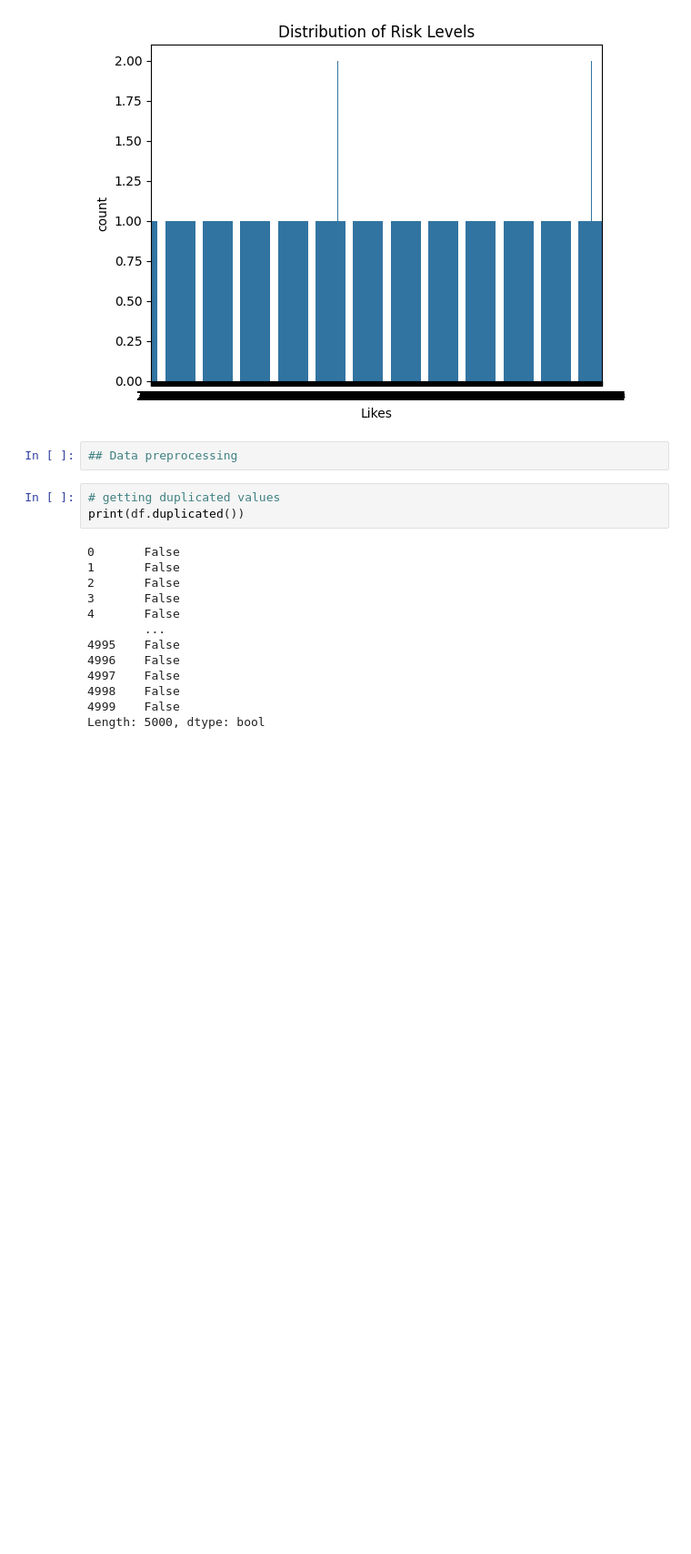
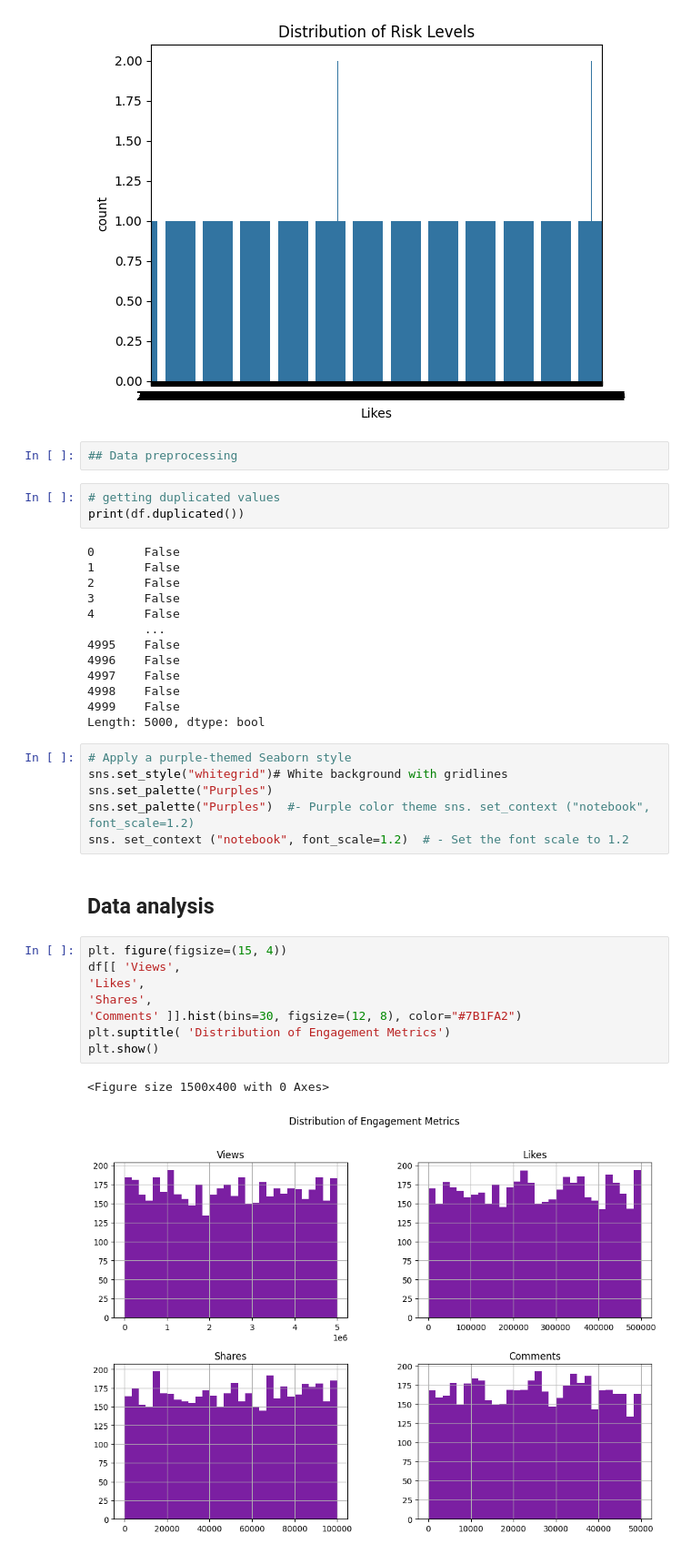
Before and after one commit to Phionanamugga/EDA_Viral_Social_Media_Posts, a Jupyter notebook: Viral_Social_Media_Trends1.ipynb, the cells around one changed output. Shown at 91% size. Cells and saved outputs as stored; diff of their text form; blank space fills up the shorter version.

Commit message:
carries out data visualization and sets color to purple[Delivers#188970869]

```diff
--- a/Viral_Social_Media_Trends1.ipynb
+++ b/Viral_Social_Media_Trends1.ipynb
@@ -138,3 +138,21 @@ print(df.duplicated())
 4998    False
 4999    False
 Length: 5000, dtype: bool
+# %%
+# Apply a purple-themed Seaborn style
+sns.set_style("whitegrid")# White background with gridlines sns.set_palette("Purples")
+sns.set_palette("Purples")  #- Purple color theme sns. set_context ("notebook", font_scale=1.2)
+sns. set_context ("notebook", font_scale=1.2)  # - Set the font scale to 1.2
+# %% [markdown]
+## Data analysis
+# %%
+plt. figure(figsize=(15, 4))
+df[[ 'Views',
+'Likes',
+'Shares',
+'Comments' ]].hist(bins=30, figsize=(12, 8), color="#7B1FA2")
+plt.suptitle( 'Distribution of Engagement Metrics')
+plt.show()
+# %% [output]
+<Figure size 1500x400 with 0 Axes>
+[figure, added]
```
